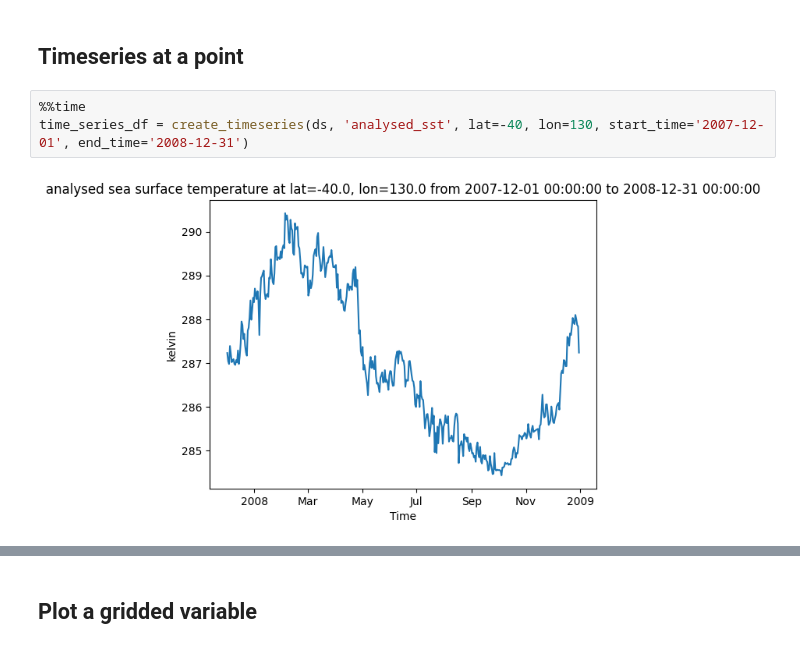
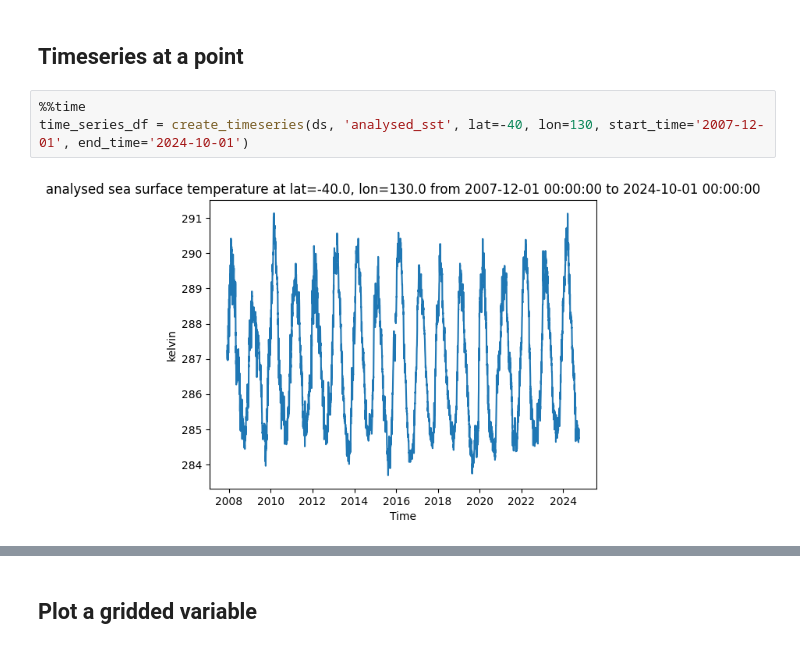
Before and after one commit to aodn/aodn_cloud_optimised, a Jupyter notebook: notebooks/satellite_ghrsst_l4_ramssa_1day_multi_sensor_australia.ipynb, the cells around one changed output, grey strips where cells are left out. Drawn from its saved outputs; the diff is of its cells as text.

```diff
--- a/notebooks/satellite_ghrsst_l4_ramssa_1day_multi_sensor_australia.ipynb
+++ b/notebooks/satellite_ghrsst_l4_ramssa_1day_multi_sensor_australia.ipynb
@@ -162,6 +180,6 @@ plot_time_coverage(ds)
 ## Timeseries at a point
 # %%
 %%time
-time_series_df = create_timeseries(ds, 'analysed_sst', lat=-40, lon=130, start_time='2007-12-01', end_time='2008-12-31')
+time_series_df = create_timeseries(ds, 'analysed_sst', lat=-40, lon=130, start_time='2007-12-01', end_time='2024-10-01')
 # %% [output]
-[figure, old version]
+[figure, new version]
```
Also changed, not shown: parts of 4 cells of this notebook, 5 other files.
